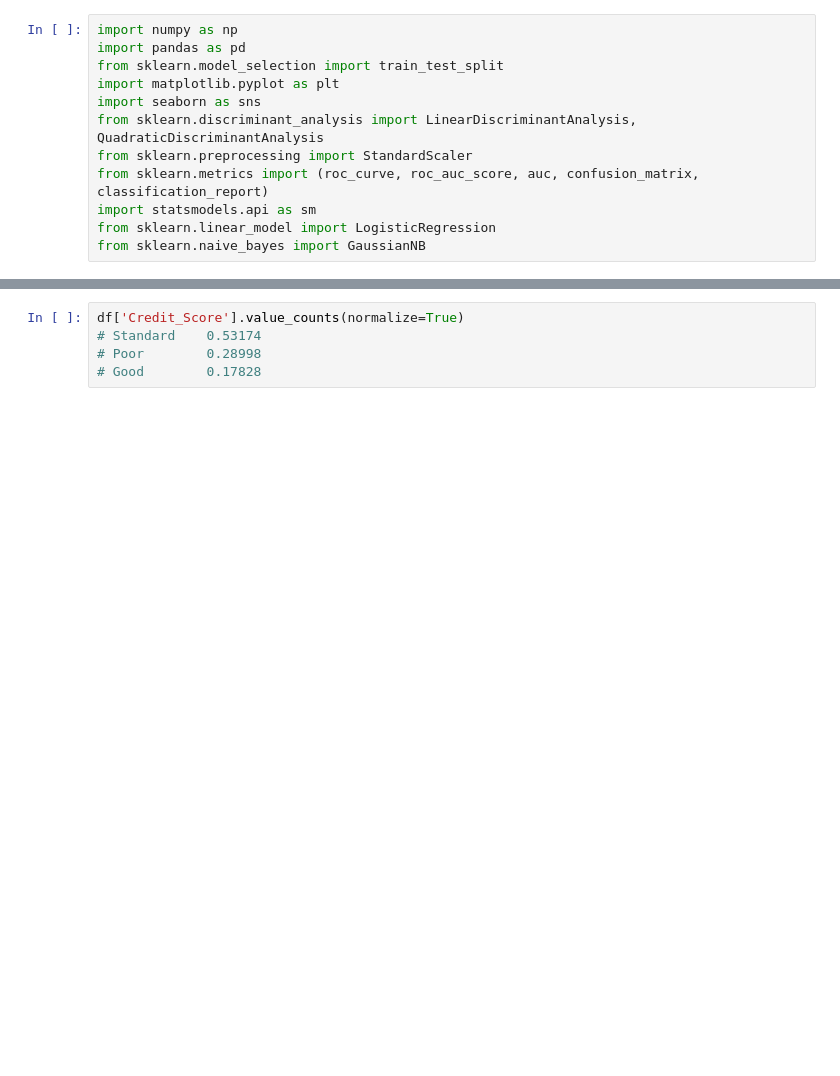
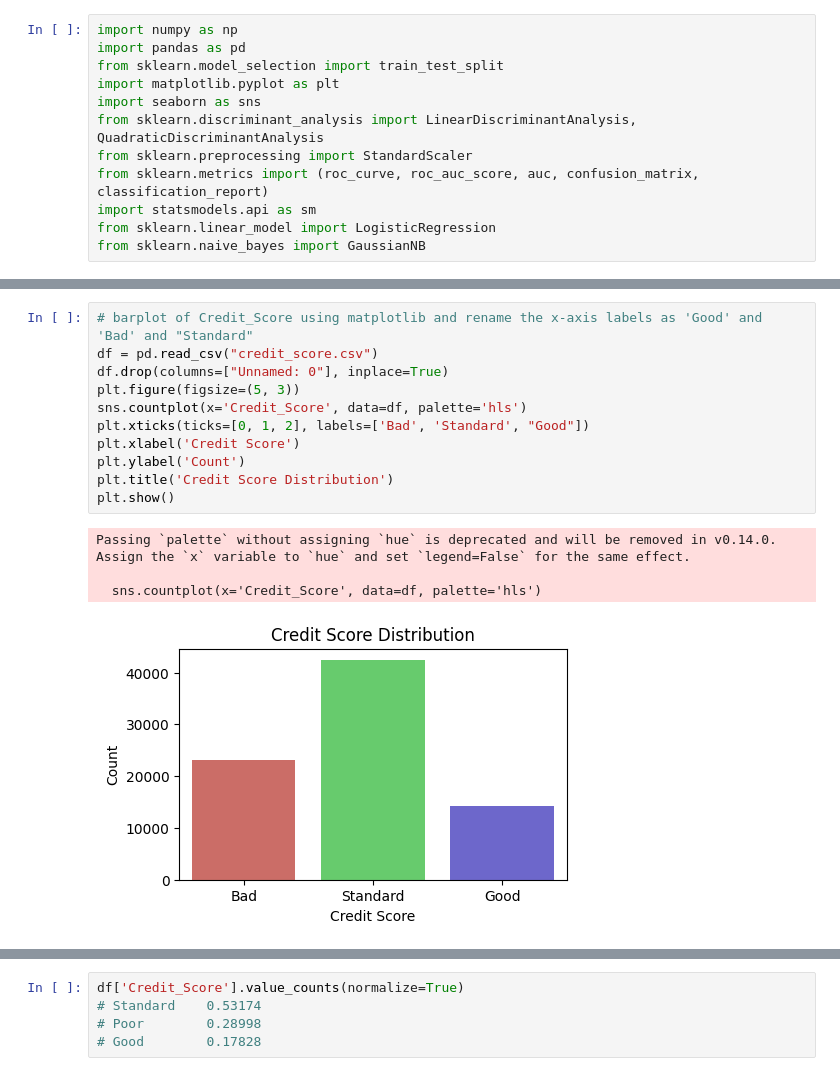
Before and after one commit to eljanmahammadli/ML-Course-ADA, a Jupyter notebook: project-2/classification.ipynb, the cells around one changed output, grey strips where cells are left out. Drawn from its saved outputs; the diff is of its cells as text; blank space fills up the shorter version.

```diff
--- a/project-2/classification.ipynb
+++ b/project-2/classification.ipynb
@@ -64 +67,17 @@ df
 37335 rows × 24 columns
+# %%
+# barplot of Credit_Score using matplotlib and rename the x-axis labels as 'Good' and 'Bad' and "Standard"
+df = pd.read_csv("credit_score.csv")
+df.drop(columns=["Unnamed: 0"], inplace=True)
+plt.figure(figsize=(5, 3))
+sns.countplot(x='Credit_Score', data=df, palette='hls')
+plt.xticks(ticks=[0, 1, 2], labels=['Bad', 'Standard', "Good"])
+plt.xlabel('Credit Score')
+plt.ylabel('Count')
+plt.title('Credit Score Distribution')
+plt.show()
+# %% [output]
+Passing `palette` without assigning `hue` is deprecated and will be removed in v0.14.0. Assign the `x` variable to `hue` and set `legend=False` for the same effect.
+
+  sns.countplot(x='Credit_Score', data=df, palette='hls')
+[figure, added]
```
Also changed, not shown: parts of 15 cells of this notebook.
